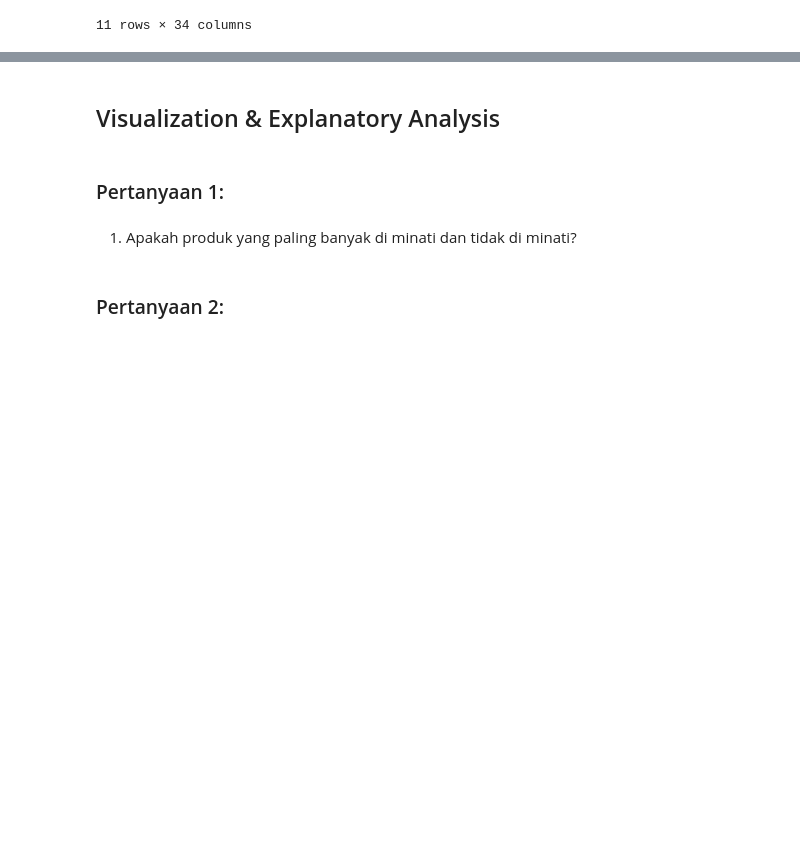
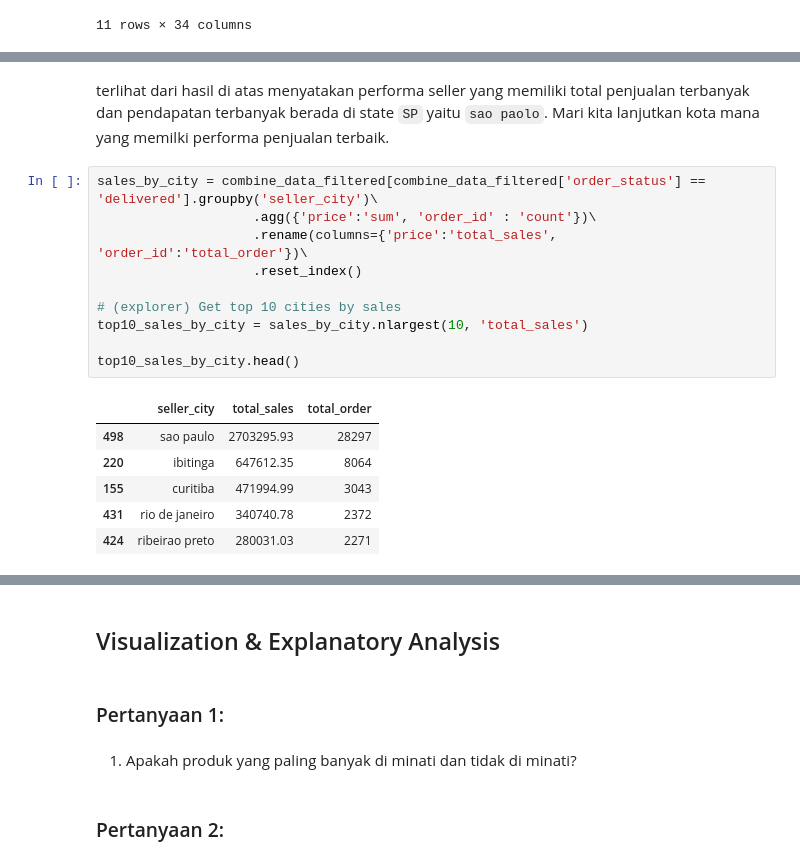
Before and after one commit to zhavei/Data-Analyst-Project-Ecommerce-Public-Dataset, a Jupyter notebook: notebook.ipynb, the cells around one changed output, grey strips where cells are left out. Saved outputs shown, nothing was run; the diff lists cells and outputs as text; blank space fills up the shorter version.

```diff
--- a/notebook.ipynb
+++ b/notebook.ipynb
@@ -514,0 +568,19 @@ combine_data_filtered = combine_data[[
+# %% [markdown]
+terlihat dari hasil di atas menyatakan performa seller yang memiliki total penjualan terbanyak dan pendapatan terbanyak berada di state `SP` yaitu `sao paolo`. Mari kita lanjutkan kota mana yang memilki performa penjualan terbaik.
+# %%
+sales_by_city = combine_data_filtered[combine_data_filtered['order_status'] == 'delivered'].groupby('seller_city')\
+                    .agg({'price':'sum', 'order_id' : 'count'})\
+                    .rename(columns={'price':'total_sales', 'order_id':'total_order'})\
+                    .reset_index()
+
+# (explorer) Get top 10 cities by sales
+top10_sales_by_city = sales_by_city.nlargest(10, 'total_sales')
+
+top10_sales_by_city.head()
+# %% [output]
+|  | seller_city | total_sales | total_order |
+| 498 | sao paulo | 2703295.93 | 28297 |
+| 220 | ibitinga | 647612.35 | 8064 |
+| 155 | curitiba | 471994.99 | 3043 |
+| 431 | rio de janeiro | 340740.78 | 2372 |
+| 424 | ribeirao preto | 280031.03 | 2271 |
```
Also changed, not shown: parts of 20 cells of this notebook.
